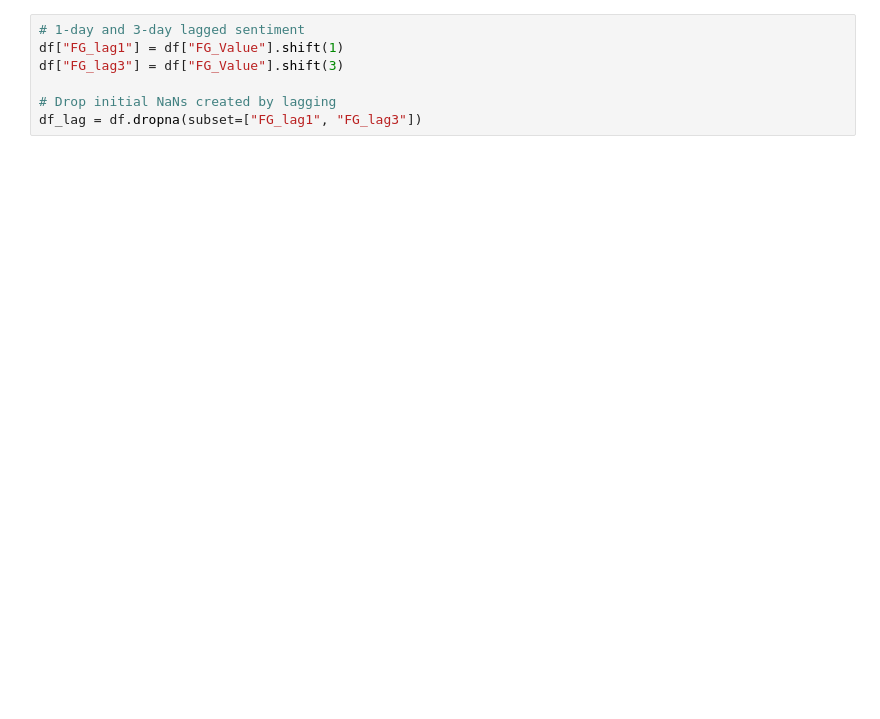
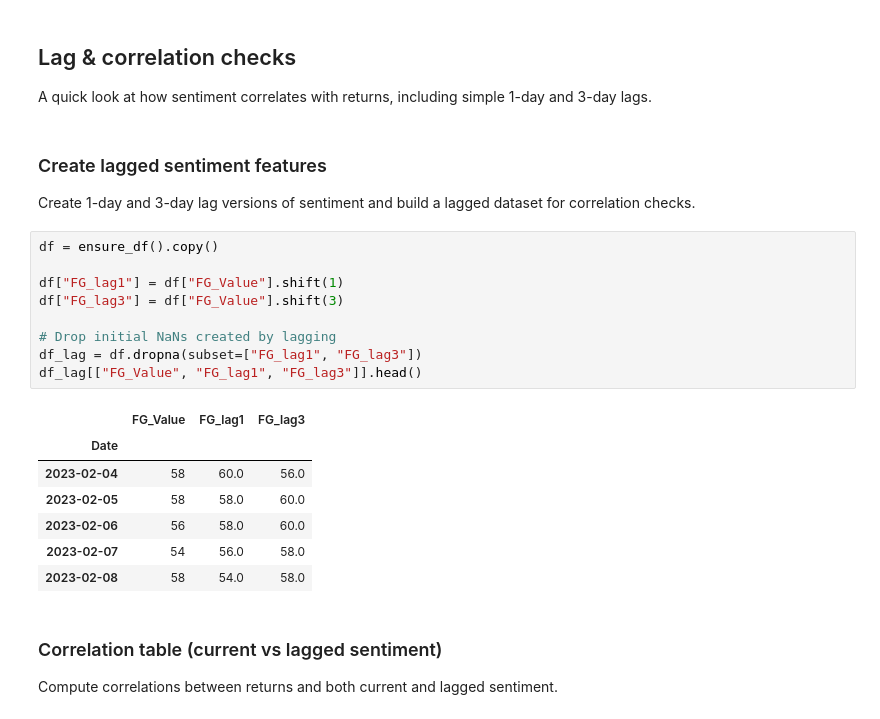
Before and after one commit to Reshal-006/crypto-sentiment-eda, a Jupyter notebook: notebooks/03_eda.ipynb, the cells around one changed output. Drawn from its saved outputs; the diff is of its cells as text; blank space fills up the shorter version.

```diff
--- a/notebooks/03_eda.ipynb
+++ b/notebooks/03_eda.ipynb
@@ -107,8 +172,27 @@ plt.show()
+# %% [markdown]
+## Lag & correlation checks
+A quick look at how sentiment correlates with returns, including simple 1-day and 3-day lags.
+# %% [markdown]
+### Create lagged sentiment features
+Create 1-day and 3-day lag versions of sentiment and build a lagged dataset for correlation checks.
 # %%
-# 1-day and 3-day lagged sentiment
+df = ensure_df().copy()
+
 df["FG_lag1"] = df["FG_Value"].shift(1)
 df["FG_lag3"] = df["FG_Value"].shift(3)
 
 # Drop initial NaNs created by lagging
 df_lag = df.dropna(subset=["FG_lag1", "FG_lag3"])
+df_lag[["FG_Value", "FG_lag1", "FG_lag3"]].head()
+# %% [output]
+|  | FG_Value | FG_lag1 | FG_lag3 |
+| Date |  |  |  |
+| 2023-02-04 | 58 | 60.0 | 56.0 |
+| 2023-02-05 | 58 | 58.0 | 60.0 |
+| 2023-02-06 | 56 | 58.0 | 60.0 |
+| 2023-02-07 | 54 | 56.0 | 58.0 |
+| 2023-02-08 | 58 | 54.0 | 58.0 |
+# %% [markdown]
+### Correlation table (current vs lagged sentiment)
+Compute correlations between returns and both current and lagged sentiment.
 # %%
```
Also changed, not shown: parts of 25 cells of this notebook, 2 other files.
